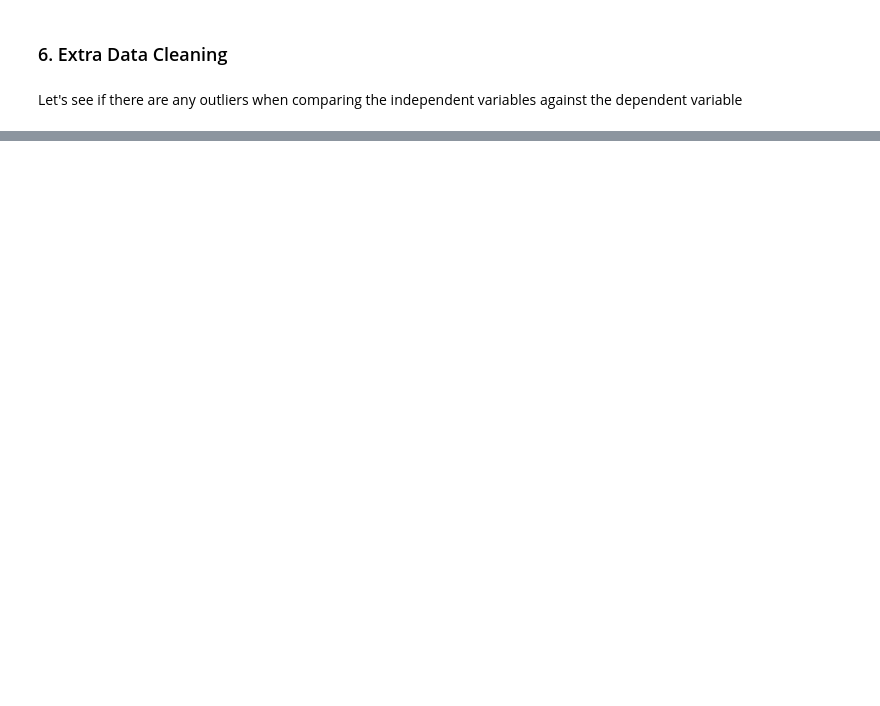
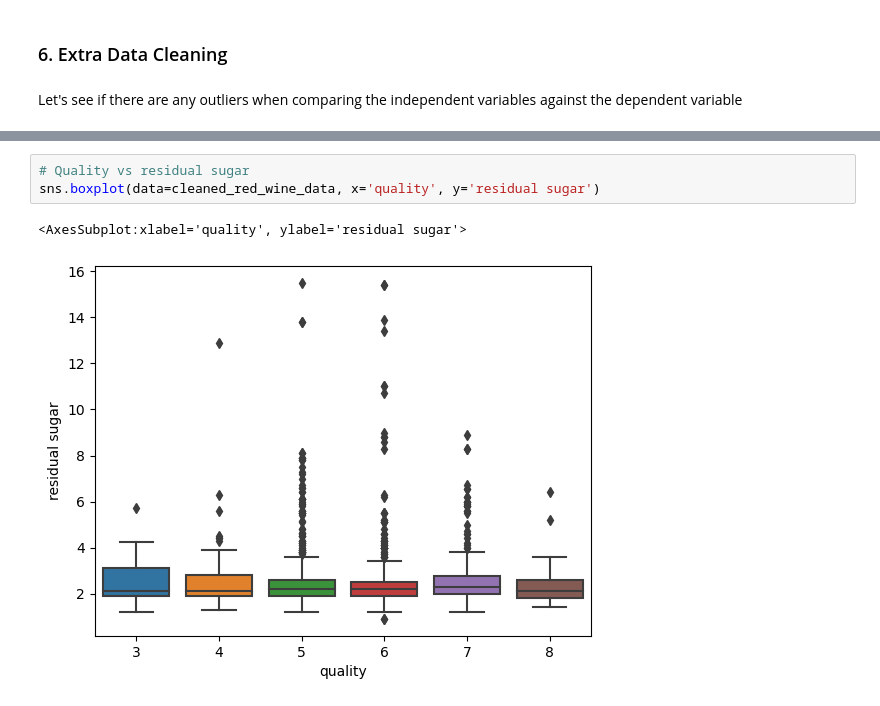
Before and after one commit to AlexPorter0/wine_prediction_model, a Jupyter notebook: Wine Quality Regression Model.ipynb, the cells around one changed output, grey strips where cells are left out. Drawn from its saved outputs; the diff is of its cells as text; blank space fills up the shorter version.

```diff
--- a/Wine Quality Regression Model.ipynb
+++ b/Wine Quality Regression Model.ipynb
@@ -289,0 +349,6 @@ sns.boxplot(data=cleaned_red_wine_data, x='quality', y='chlorides')
+# %%
+# Quality vs residual sugar
+sns.boxplot(data=cleaned_red_wine_data, x='quality', y='residual sugar')
+# %% [output]
+<AxesSubplot:xlabel='quality', ylabel='residual sugar'>
+[figure, added]
```
Also changed, not shown: parts of 46 cells of this notebook.
